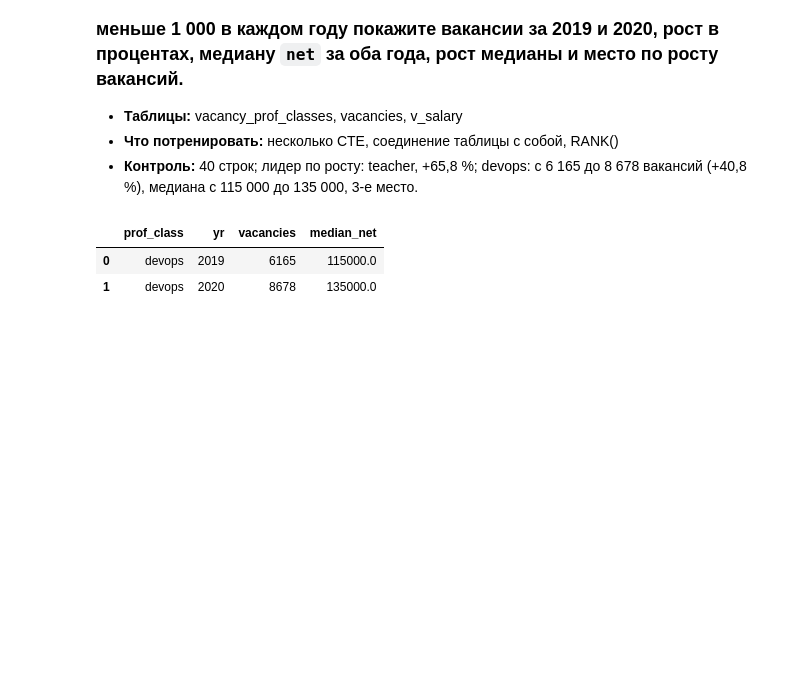
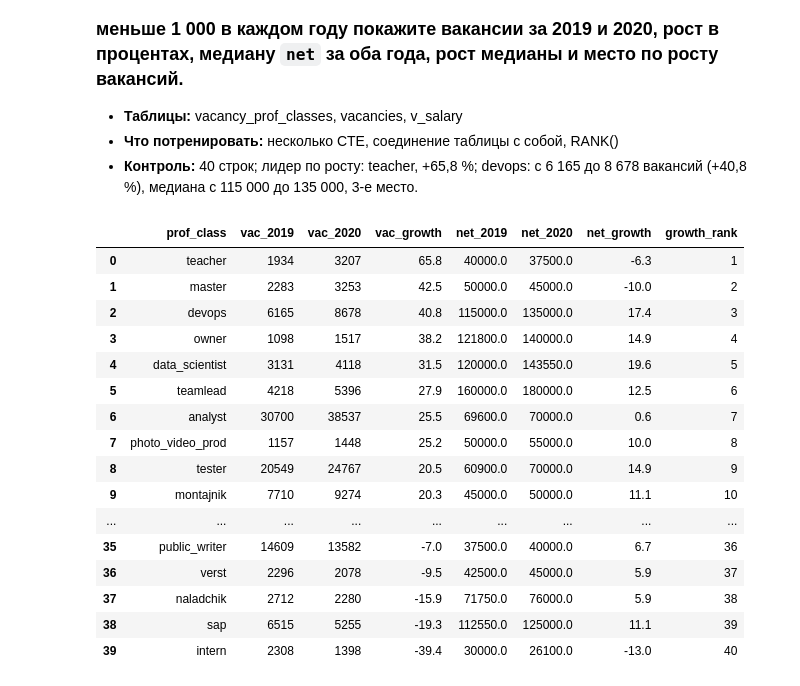
Before and after one commit to dI98Sk/sqlhh-lab, a Jupyter notebook: notebooks/01_questions.ipynb, the cells around one changed output. Drawn from its saved outputs; the diff is of its cells as text; code cells hidden in the pictures; blank space fills up the shorter version.

```diff
--- a/notebooks/01_questions.ipynb
+++ b/notebooks/01_questions.ipynb
@@ -1213,37 +1213,54 @@ WITH cnt AS (
   GROUP BY pc.prof_class, yr
   ORDER BY pc.prof_class, yr
 ),
 med AS (
 SELECT pc.prof_class,
          s.year  AS yr,
          percentile_cont(0.5) WITHIN GROUP (ORDER BY s.net) AS median_net
   FROM vacancy_prof_classes pc
   JOIN v_salary s ON  s.vacancy_id = pc.vacancy_id
   GROUP BY pc.prof_class, yr
   ORDER BY pc.prof_class, yr
 ),
 yearly AS (
       SELECT c.prof_class, c.yr, c.vacancies, m.median_net
       FROM cnt c
       LEFT JOIN med m ON m.prof_class = c.prof_class
                      AND m.yr         = c.yr
   )
    SELECT a.prof_class,
          a.vacancies     AS vac_2019,
          b.vacancies     AS vac_2020,
          round(100.0 * (b.vacancies - a.vacancies) / a.vacancies, 1)  AS vac_growth,
          a.median_net    AS net_2019,
          b.median_net    AS net_2020,
          round((100.0 * (b.median_net - a.median_net) / a.median_net)::numeric, 1) AS net_growth,
-         RANK() OVER (ORDER BY round(100  * (vac_2020 - vac_2019 OVER) / vac_2019, 1 ) DESC) AS growth_rank
+         RANK() OVER (ORDER BY (b.vacancies - a.vacancies)::numeric / a.vacancies DESC) AS growth_rank
   FROM yearly a
   JOIN yearly b ON b.prof_class = a.prof_class
-  WHERE <?>
+  WHERE a.yr = 2019
+    AND b.yr = 2020
+    AND a.vacancies >= 1000
+    AND b.vacancies >= 1000
   ORDER BY growth_rank;
 """)
 # %% [output]
-|  | prof_class | yr | vacancies | median_net |
-| 0 | devops | 2019 | 6165 | 115000.0 |
-| 1 | devops | 2020 | 8678 | 135000.0 |
+|  | prof_class | vac_2019 | vac_2020 | vac_growth | net_2019 | net_2020 | net_growth | growth_rank |
+| 0 | teacher | 1934 | 3207 | 65.8 | 40000.0 | 37500.0 | -6.3 | 1 |
+| 1 | master | 2283 | 3253 | 42.5 | 50000.0 | 45000.0 | -10.0 | 2 |
+| 2 | devops | 6165 | 8678 | 40.8 | 115000.0 | 135000.0 | 17.4 | 3 |
+| 3 | owner | 1098 | 1517 | 38.2 | 121800.0 | 140000.0 | 14.9 | 4 |
+| 4 | data_scientist | 3131 | 4118 | 31.5 | 120000.0 | 143550.0 | 19.6 | 5 |
+| 5 | teamlead | 4218 | 5396 | 27.9 | 160000.0 | 180000.0 | 12.5 | 6 |
+| 6 | analyst | 30700 | 38537 | 25.5 | 69600.0 | 70000.0 | 0.6 | 7 |
+| 7 | photo_video_prod | 1157 | 1448 | 25.2 | 50000.0 | 55000.0 | 10.0 | 8 |
+| 8 | tester | 20549 | 24767 | 20.5 | 60900.0 | 70000.0 | 14.9 | 9 |
+| 9 | montajnik | 7710 | 9274 | 20.3 | 45000.0 | 50000.0 | 11.1 | 10 |
+| ... | ... | ... | ... | ... | ... | ... | ... | ... |
+| 35 | public_writer | 14609 | 13582 | -7.0 | 37500.0 | 40000.0 | 6.7 | 36 |
+| 36 | verst | 2296 | 2078 | -9.5 | 42500.0 | 45000.0 | 5.9 | 37 |
+| 37 | naladchik | 2712 | 2280 | -15.9 | 71750.0 | 76000.0 | 5.9 | 38 |
+| 38 | sap | 6515 | 5255 | -19.3 | 112550.0 | 125000.0 | 11.1 | 39 |
+| 39 | intern | 2308 | 1398 | -39.4 | 30000.0 | 26100.0 | -13.0 | 40 |
 # %% [markdown]
 **Вывод:**
```
Also changed, not shown: parts of 1 cell of this notebook.
